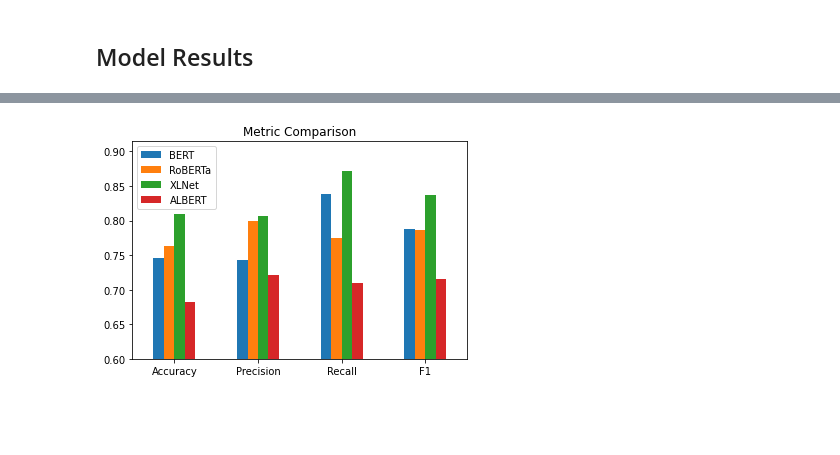
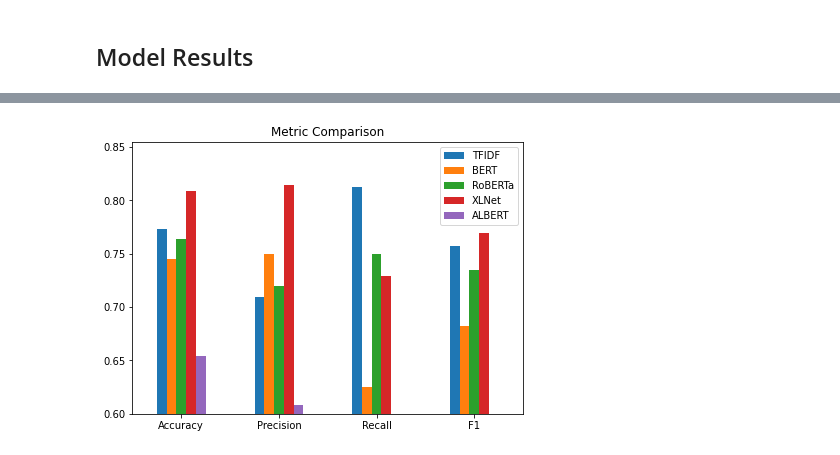
Before and after one commit to AshQTan/W266_Project, a Jupyter notebook: ModelComparison.ipynb, the cells around one changed output, grey strips where cells are left out. Drawn from its saved outputs; the diff is of its cells as text; code cells hidden in the pictures; blank space fills up the shorter version.

```diff
--- a/ModelComparison.ipynb
+++ b/ModelComparison.ipynb
@@ -97,9 +269,20 @@ albert_predictions = [0, 0, 0, 0, 0, 1, 0, 0, 0, 0, 0, 1, 1, 0, 1, 0, 0, 0, 0, 1
+# %%
+test_labels = [0, 1, 0, 0, 0, 1, 0, 0, 0, 1, 0, 0, 1, 0, 0, 0, 0, 0, 0, 1, 1, 0,
+       1, 1, 0, 0, 0, 1, 1, 0, 0, 1, 1, 1, 1, 1, 1, 1, 0, 1, 1, 1, 1, 1,
+       1, 1, 1, 0, 1, 1, 0, 0, 0, 1, 1, 1, 0, 1, 1, 0, 0, 1, 1, 0, 0, 0,
+       1, 0, 0, 1, 0, 1, 0, 1, 0, 1, 1, 1, 1, 1, 1, 1, 0, 0, 1, 1, 1, 1,
+       1, 1, 1, 0, 0, 1, 1, 1, 1, 1, 1, 0, 1, 0, 1, 0, 0, 0, 1, 0, 1, 0]
 # %%
-predictions = [bert_predictions, roberta_predictions, xlnet_predictions, albert_predictions]
-names = ["BERT", "RoBERTa",  "XLNet", "ALBERT"]
+predictions = [tfidf_predictions, bert_predictions, roberta_predictions, xlnet_predictions, albert_predictions]
+names = ["TFIDF","BERT", "RoBERTa",  "XLNet", "ALBERT"]
 
 # predictions = [bert_predictions, roberta_predictions, frozenroberta_predictions, xlnet_predictions, frozenxlnet_predictions]
 # names = ["BERT", "RoBERTa", "RoBERTa (6 layers trained)", "XLNet", "XLNet (6 layers trained)"]
+# %%
+for i in range(len(predictions)):
+    predictions[i] = 1-np.array(predictions[i])
+# %%
+test_labels =1-np.array(test_labels)
 # %%
 from sklearn.metrics import accuracy_score
 from sklearn.metrics import precision_score
@@ -172,11 +358,13 @@ df.head()
 # %%
 ax = df.plot.bar(rot=0)
 ax.set_ylim(ymin=0.6)
+ax.figure.set_size_inches(7, 5)
 plt.title('Metric Comparison')
+plt.legend(loc='upper right')
 # plt.show()
-plt.savefig('modelmetriccomparison.jpg')
+plt.savefig('invmodelmetriccomparison.jpg')
 # %% [output]
-[figure, old version]
+[figure, new version]
 # %%
 bertmodeldata = pd.read_table("bertmodeldata.csv", sep='\t', index_col=0)
 robertamodeldata = pd.read_table("robertamodeldata.csv", sep='\t', index_col=0)
```
Also changed, not shown: parts of 81 cells of this notebook, 3 other files.
